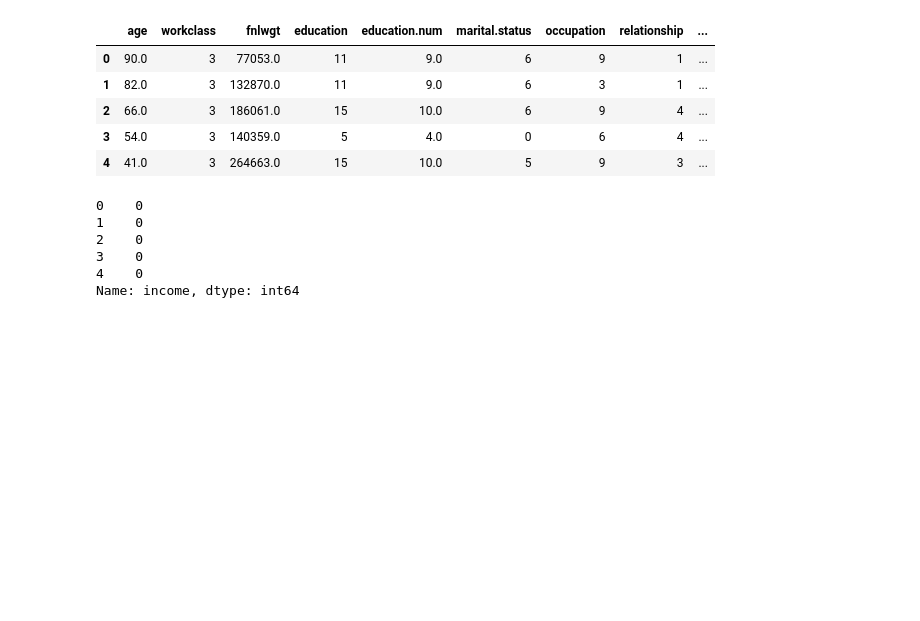
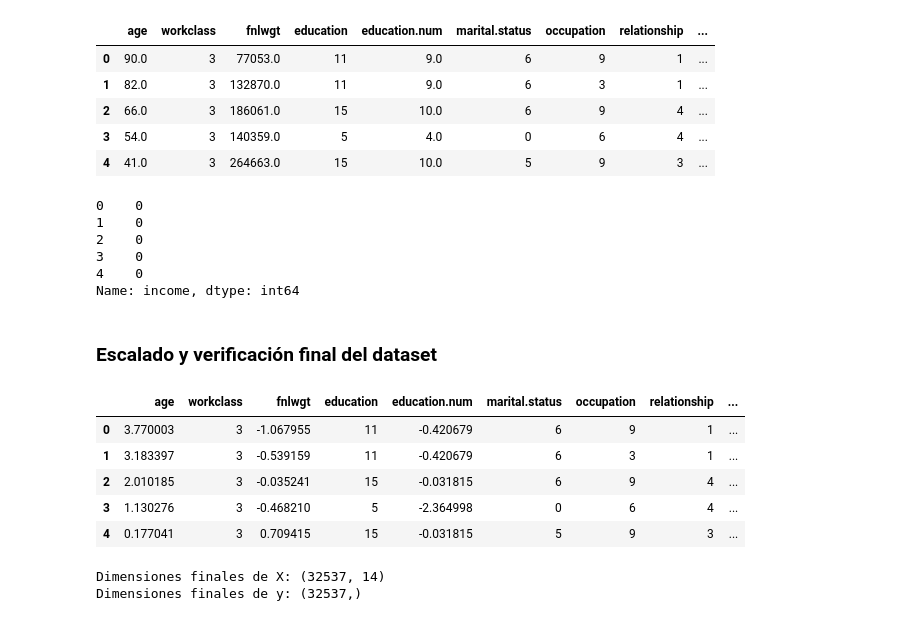
Before and after one commit to agabrielMej/laboratorio_10_MD, a Jupyter notebook: notebooks/labo_10.ipynb, the cells around one changed output. Saved outputs shown, nothing was run; the diff lists cells and outputs as text; code cells hidden in the pictures; blank space fills up the shorter version.

Commit message:
se hace la verificacion del dataset

```diff
--- a/notebooks/labo_10.ipynb
+++ b/notebooks/labo_10.ipynb
@@ -414,3 +414,5 @@ y.head()
 3    0
 4    0
 Name: income, dtype: int64
+# %% [markdown]
+### Escalado y verificación final del dataset
@@ -416,0 +425,18 @@ Name: income, dtype: int64
+# %%
+## Verificación del escalado
+X.head()
+# %% [output]
+|  | age | workclass | fnlwgt | education | education.num | marital.status | occupation | relationship | ... |
+| 0 | 3.770003 | 3 | -1.067955 | 11 | -0.420679 | 6 | 9 | 1 | ... |
+| 1 | 3.183397 | 3 | -0.539159 | 11 | -0.420679 | 6 | 3 | 1 | ... |
+| 2 | 2.010185 | 3 | -0.035241 | 15 | -0.031815 | 6 | 9 | 4 | ... |
+| 3 | 1.130276 | 3 | -0.468210 | 5 | -2.364998 | 0 | 6 | 4 | ... |
+| 4 | 0.177041 | 3 | 0.709415 | 15 | -0.031815 | 5 | 9 | 3 | ... |
+# %%
+## Verificación de dimensiones finales
+
+print("Dimensiones finales de X:", X.shape)
+print("Dimensiones finales de y:", y.shape)
+# %% [output]
+Dimensiones finales de X: (32537, 14)
+Dimensiones finales de y: (32537,)
```
Also changed, not shown: parts of 3 cells of this notebook.
